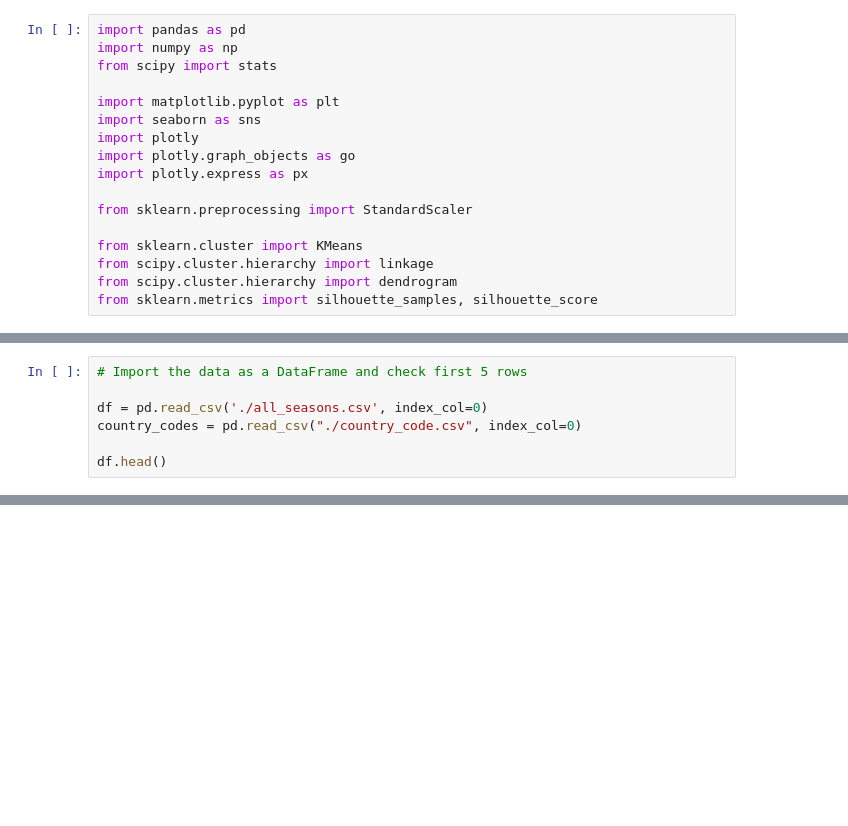
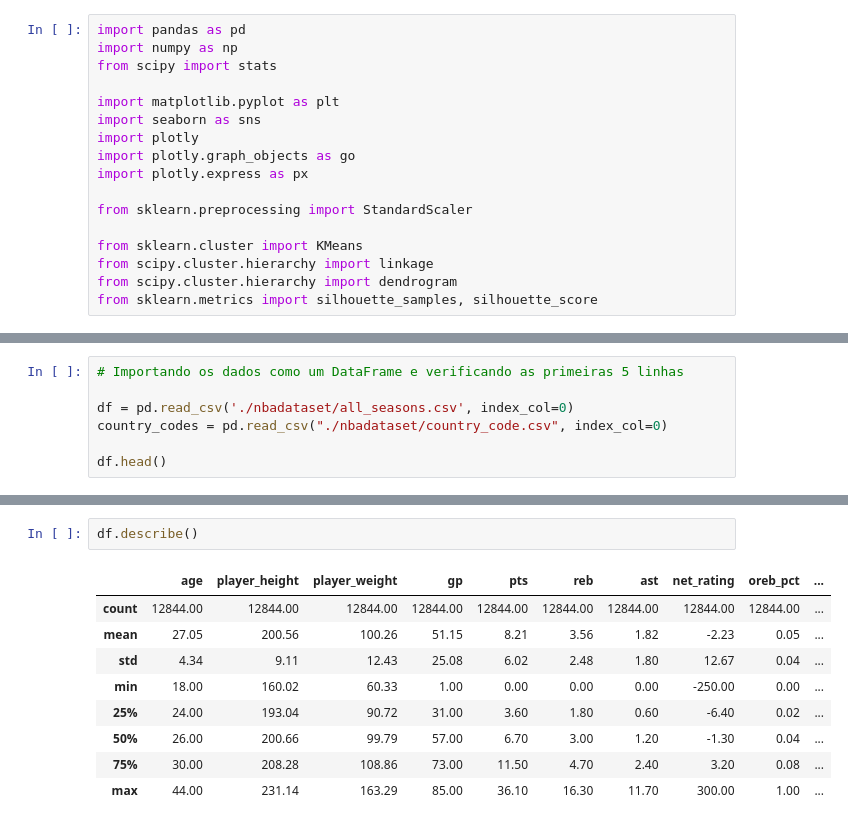
Before and after one commit to lucastak/analise-dados-nba, a Jupyter notebook: nba-analise-altura-peso.ipynb, the cells around one changed output, grey strips where cells are left out. Saved outputs shown, nothing was run; the diff lists cells and outputs as text; blank space fills up the shorter version.

```diff
--- a/nba-analise-altura-peso.ipynb
+++ b/nba-analise-altura-peso.ipynb
@@ -29,9 +33,9 @@ warnings.filterwarnings("ignore")
 exploração inicial dos dados.
 # %%
-# Import the data as a DataFrame and check first 5 rows
+# Importando os dados como um DataFrame e verificando as primeiras 5 linhas
 
-df = pd.read_csv('./all_seasons.csv', index_col=0)
-country_codes = pd.read_csv("./country_code.csv", index_col=0)
+df = pd.read_csv('./nbadataset/all_seasons.csv', index_col=0)
+country_codes = pd.read_csv("./nbadataset/country_code.csv", index_col=0)
 
 df.head()
 # %% [output]
@@ -43,0 +78,12 @@ df.head()
+# %%
+df.describe()
+# %% [output]
+|  | age | player_height | player_weight | gp | pts | reb | ast | net_rating | oreb_pct | ... |
+| count | 12844.00 | 12844.00 | 12844.00 | 12844.00 | 12844.00 | 12844.00 | 12844.00 | 12844.00 | 12844.00 | ... |
+| mean | 27.05 | 200.56 | 100.26 | 51.15 | 8.21 | 3.56 | 1.82 | -2.23 | 0.05 | ... |
+| std | 4.34 | 9.11 | 12.43 | 25.08 | 6.02 | 2.48 | 1.80 | 12.67 | 0.04 | ... |
+| min | 18.00 | 160.02 | 60.33 | 1.00 | 0.00 | 0.00 | 0.00 | -250.00 | 0.00 | ... |
+| 25% | 24.00 | 193.04 | 90.72 | 31.00 | 3.60 | 1.80 | 0.60 | -6.40 | 0.02 | ... |
+| 50% | 26.00 | 200.66 | 99.79 | 57.00 | 6.70 | 3.00 | 1.20 | -1.30 | 0.04 | ... |
+| 75% | 30.00 | 208.28 | 108.86 | 73.00 | 11.50 | 4.70 | 2.40 | 3.20 | 0.08 | ... |
+| max | 44.00 | 231.14 | 163.29 | 85.00 | 36.10 | 16.30 | 11.70 | 300.00 | 1.00 | ... |
```
Also changed, not shown: parts of 22 cells of this notebook.
